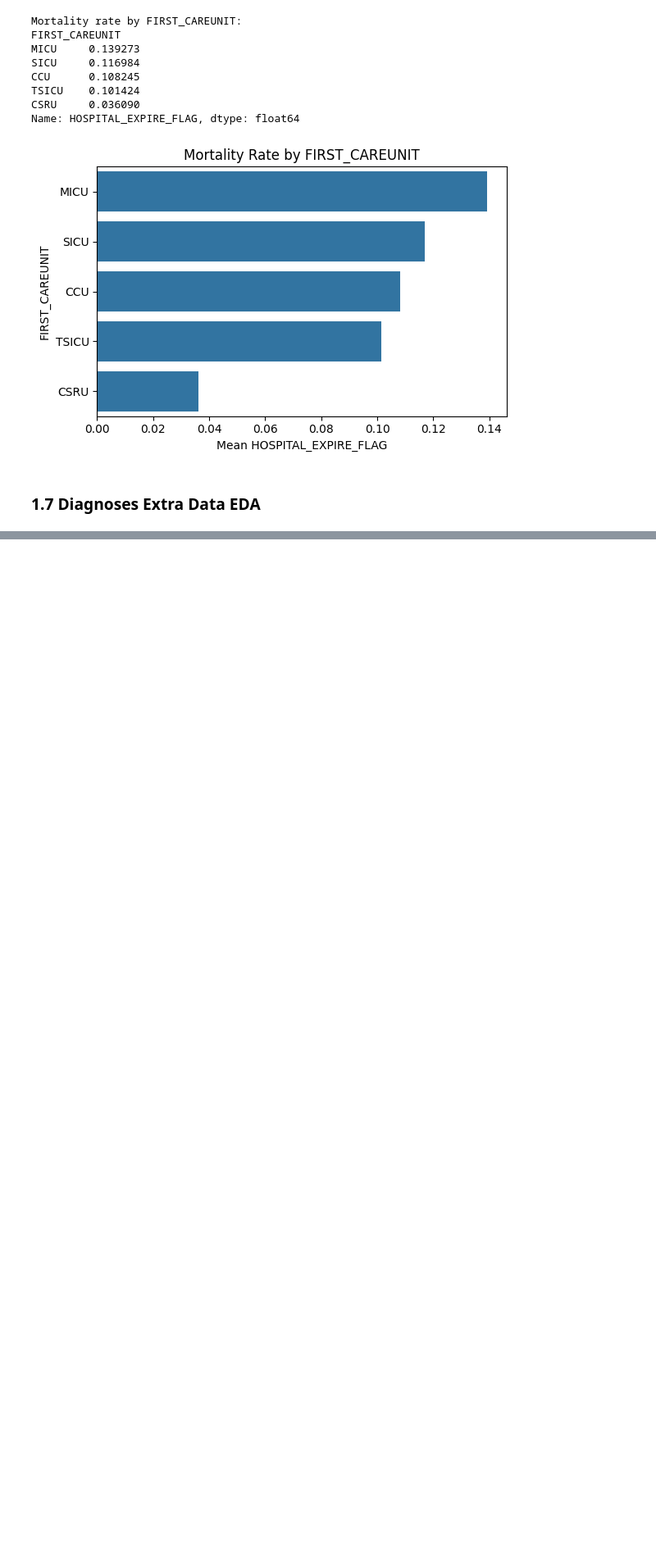
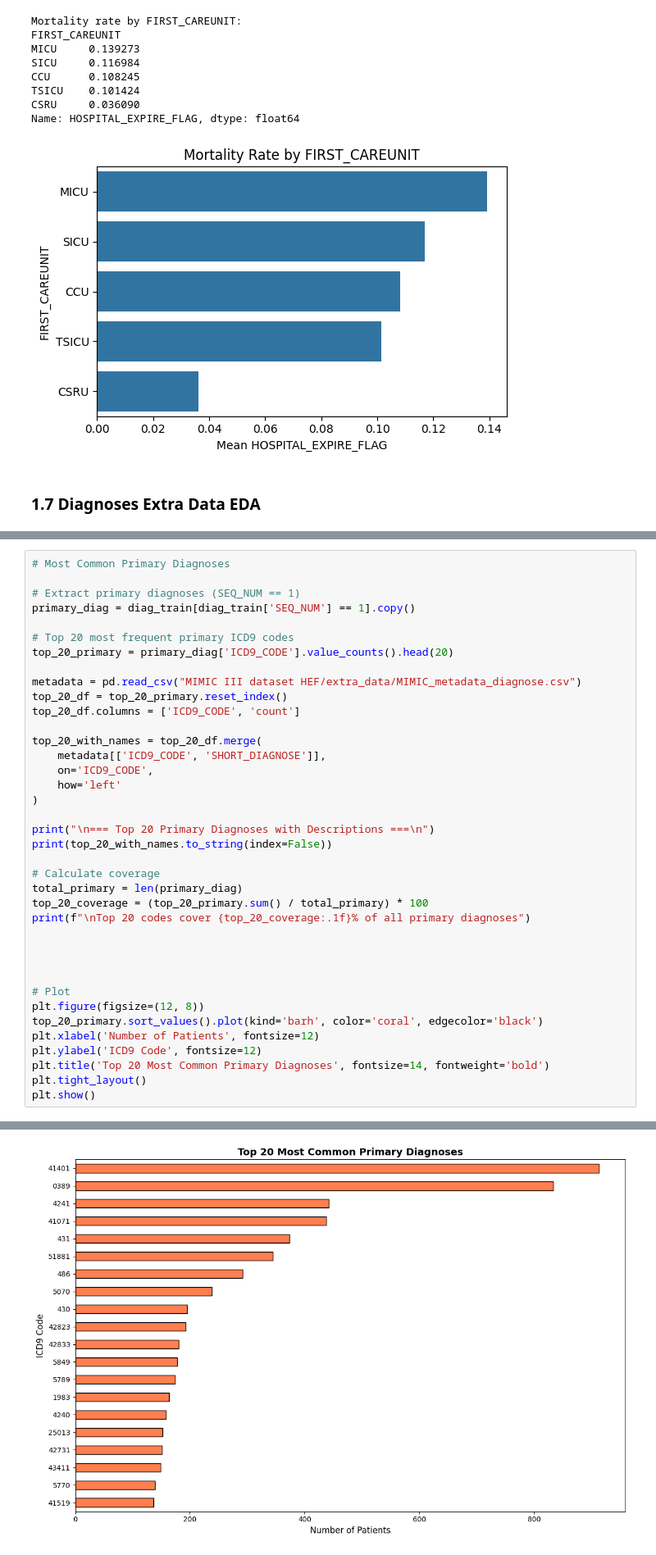
Before and after one commit to majoargote/ml_final_project, a Jupyter notebook: Argote_Mariajose_CML_2025.ipynb, the cells around one changed output, grey strips where cells are left out. Shown at 82% size. Drawn from its saved outputs; the diff is of its cells as text; blank space fills up the shorter version.

```diff
--- a/Argote_Mariajose_CML_2025.ipynb
+++ b/Argote_Mariajose_CML_2025.ipynb
@@ -823,0 +947,39 @@ plt.show()
+# %%
+# Most Common Primary Diagnoses
+
+# Extract primary diagnoses (SEQ_NUM == 1)
+primary_diag = diag_train[diag_train['SEQ_NUM'] == 1].copy()
+
+# Top 20 most frequent primary ICD9 codes
+top_20_primary = primary_diag['ICD9_CODE'].value_counts().head(20)
+
+metadata = pd.read_csv("MIMIC III dataset HEF/extra_data/MIMIC_metadata_diagnose.csv")
+top_20_df = top_20_primary.reset_index()
+top_20_df.columns = ['ICD9_CODE', 'count']
+
+top_20_with_names = top_20_df.merge(
+    metadata[['ICD9_CODE', 'SHORT_DIAGNOSE']],
+    on='ICD9_CODE',
+    how='left'
+)
+
+print("\n=== Top 20 Primary Diagnoses with Descriptions ===\n")
+print(top_20_with_names.to_string(index=False))
+
+# Calculate coverage
+total_primary = len(primary_diag)
+top_20_coverage = (top_20_primary.sum() / total_primary) * 100
+print(f"\nTop 20 codes cover {top_20_coverage:.1f}% of all primary diagnoses")
+
+
+
+
+# Plot
+plt.figure(figsize=(12, 8))
+top_20_primary.sort_values().plot(kind='barh', color='coral', edgecolor='black')
+plt.xlabel('Number of Patients', fontsize=12)
+plt.ylabel('ICD9 Code', fontsize=12)
+plt.title('Top 20 Most Common Primary Diagnoses', fontsize=14, fontweight='bold')
+plt.tight_layout()
+plt.show()
+# %% [output]
@@ -823,0 +1003 @@ plt.show()
+[figure, added]
```
Also changed, not shown: parts of 30 cells of this notebook.
